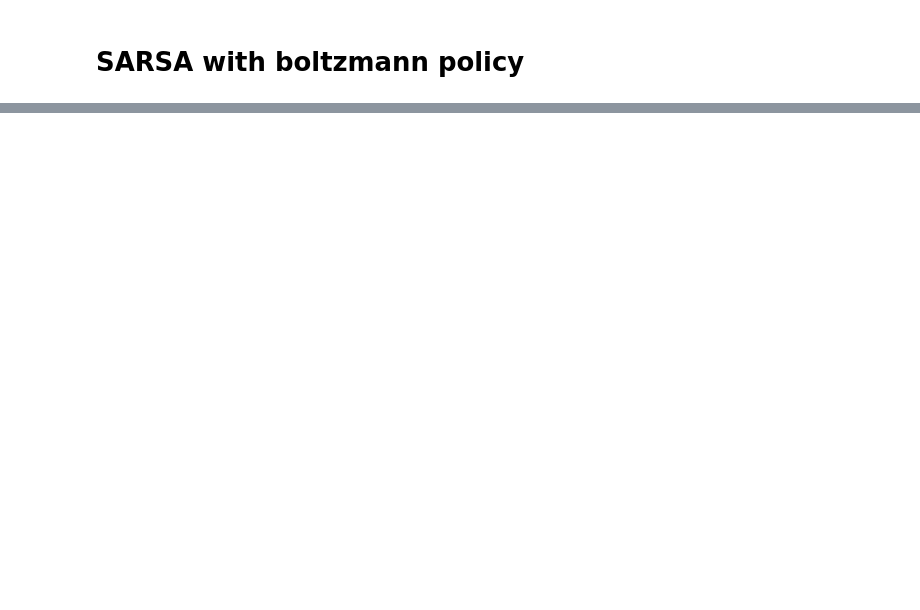
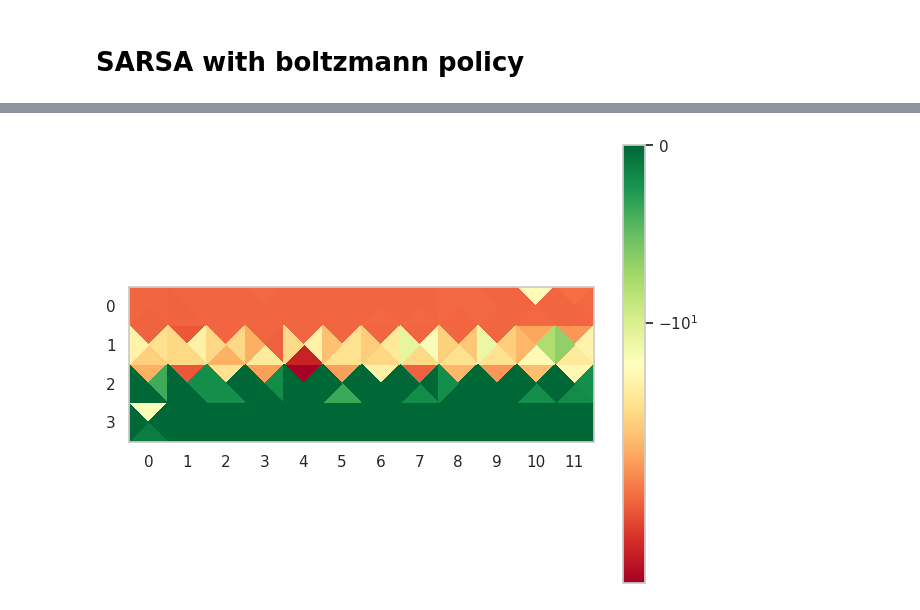
Before and after one commit to gardan4/RL-learning-goals, a Jupyter notebook: python/KEN4157_Reinforcement_Learning_Cliff_Walking.ipynb, the cells around one changed output, grey strips where cells are left out. Cells and saved outputs as stored; diff of their text form; code cells hidden in the pictures; blank space fills up the shorter version.

Commit message:
possibly added true online td lambda

```diff
--- a/python/KEN4157_Reinforcement_Learning_Cliff_Walking.ipynb
+++ b/python/KEN4157_Reinforcement_Learning_Cliff_Walking.ipynb
@@ -75,7 +84,7 @@ def triangulation_for_triheatmap(num_cols, num_rows):
                   for j in range(num_rows) for i in range(num_cols)]
     trianglesW = [(i + (j + 1) * (num_cols + 1), i + j * (num_cols + 1), cstart + i + j * num_cols)
                   for j in range(num_rows) for i in range(num_cols)]
-    return [Triangulation(x, y, triangles) for triangles in [trianglesN, trianglesE, trianglesS, trianglesW]]
+    return [tri.Triangulation(x, y, triangles) for triangles in [trianglesN, trianglesE, trianglesS, trianglesW]]
 
 # Thanks to: https://stackoverflow.com/a/66050636/6735980
 def create_qvals_heatmap(q_vals_up, q_vals_right, q_vals_down, q_vals_left):
@@ -87,7 +96,7 @@ def create_qvals_heatmap(q_vals_up, q_vals_right, q_vals_down, q_vals_left):
     fig, ax = plt.subplots()
 
     imgs = [ax.tripcolor(t, val.ravel(), cmap='RdYlGn',
-                        norm=colors.SymLogNorm(linthresh=20.0, linscale=1.0,
+                        norm=color.SymLogNorm(linthresh=20.0, linscale=1.0,
                                                vmin=np.min(values),
                                                vmax=np.max(values), base=10)
                         )
@@ -312,0 +324,83 @@ create_qvals_heatmap(q_vals_up, q_vals_right, q_vals_down, q_vals_left)
+# %%
+# Parameters for TD(lambda)
+alpha = 0.1  # Learning rate
+gamma = 0.95  # Discount factor
+num_episodes = 50  # Number of episodes for training
+epsilon = 0.1  # Epsilon for epsilon-greedy policy
+lambda_val = 0.95  # Lambda value for TD(lambda)
+num_actions = env.action_space.n
+num_states = env.observation_space.n
+
+# Epsilon-greedy policy for action selection
+def epsilon_greedy_policy(state, w, epsilon):
+    if np.random.rand() < epsilon:
+        return np.random.choice(num_actions)
+    else:
+        return np.argmax(w[get_feature_vector(state, a, done)] for a in range(num_actions))
+
+def get_feature_vector(state, action, is_terminal):
+    """ Returns a one-hot encoded feature vector for the state-action pair, zero if terminal. """
+    feature_vector = np.zeros(num_states * num_actions)
+    if is_terminal:
+        return feature_vector  # Return zero vector if terminal
+    index = state * num_actions + action
+    feature_vector[index] = 1
+    return feature_vector
+
+# Initialize value-function weights, eligibility trace
+w = np.zeros(num_states * num_actions)  # Linear weight vector
+z = np.zeros(num_states * num_actions)  # Eligibility trace vector
+returns_per_episode = []  # To store total rewards per episode
+
+# True Online TD(λ) for Sarsa(λ)
+for episode in range(num_episodes):
+    done = False
+    state, _ = env.reset()
+    x = get_feature_vector(state, action, done)
+    V_old = 0
+    total_rewards = 0
+
+    while not done:
+        action = epsilon_greedy_policy(state, w, epsilon)
+        next_state, reward, done, truncated, info = env.step(action)
+        next_action = epsilon_greedy_policy(next_state, w, epsilon)
+        x_prime = get_feature_vector(next_state, next_action, done)
+
+        # Compute predictions
+        V = np.dot(w.T, x)
+        V_prime = np.dot(w.T, x_prime)
+        delta = reward + gamma * V_prime - V
+
+        # Update trace and weights
+        z = gamma * lambda_val * z + (1 - alpha * gamma * lambda_val * np.dot(z.T, x)) * x
+        w = w + alpha * (delta + V - V_old) * z - alpha * (V - V_old) * x
+        V_old = V_prime
+        x = x_prime
+
+        # Update state
+        state = next_state
+        total_rewards += reward
+
+
+    if episode % 1 == 0:
+        print(f"Episode {episode}: Total rewards = {total_rewards}")
+        # Plot heatmap from our Q-table
+        Q = w.reshape((num_states, num_actions))
+        q_vals_up = Q[:, 0]
+        q_vals_right = Q[:, 1]
+        q_vals_down = Q[:, 2]
+        q_vals_left = Q[:, 3]
+        create_qvals_heatmap(q_vals_up, q_vals_right, q_vals_down, q_vals_left)
+    returns_per_episode.append(total_rewards)
+
+
+plot_returns_per_episode(returns_per_episode)
+
+# Plot heatmap from our Q-table
+Q = w.reshape((num_states, num_actions))
+q_vals_up = Q[:, 0]
+q_vals_right = Q[:, 1]
+q_vals_down = Q[:, 2]
+q_vals_left = Q[:, 3]
+create_qvals_heatmap(q_vals_up, q_vals_right, q_vals_down, q_vals_left)
+# %% [output]
@@ -312,0 +408 @@ create_qvals_heatmap(q_vals_up, q_vals_right, q_vals_down, q_vals_left)
+[figure, added]
```
Also changed, not shown: parts of 7 cells of this notebook, 1 other file.
